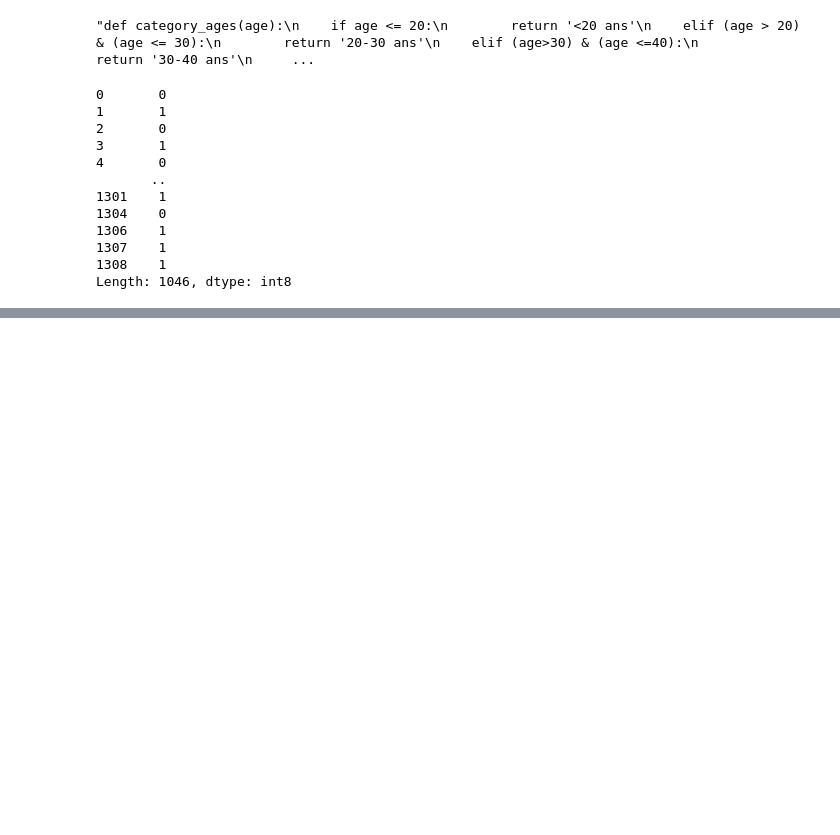
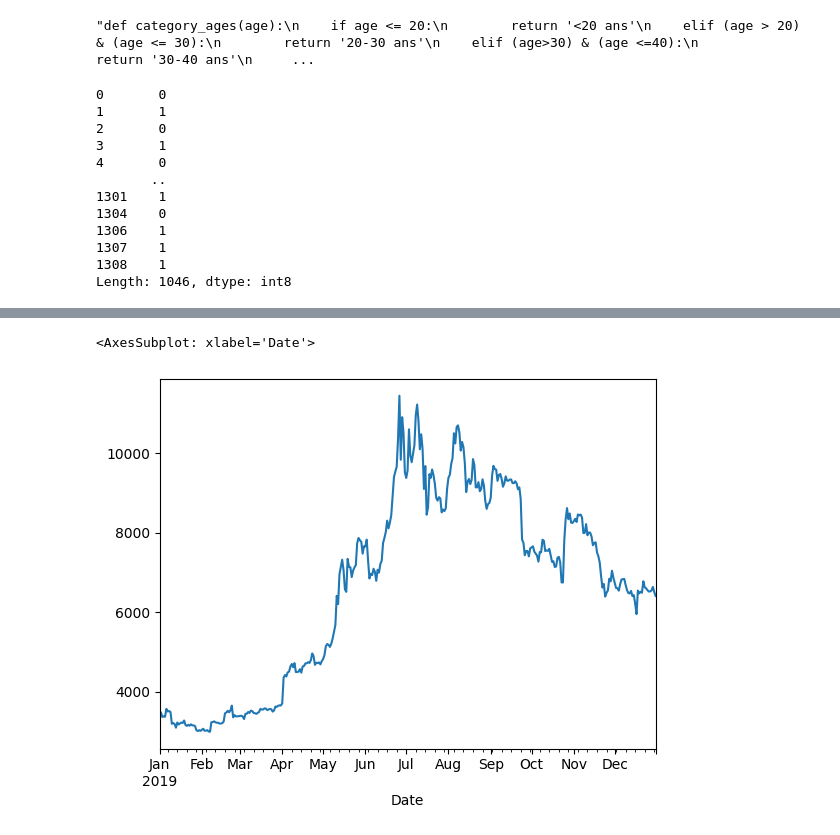
Before and after one commit to marcottemickyncrea/PythonWork, a Jupyter notebook: 07-11-22-python-pandas.ipynb, the cells around one changed output, grey strips where cells are left out. Cells and saved outputs as stored; diff of their text form; code cells hidden in the pictures; blank space fills up the shorter version.

```diff
--- a/07-11-22-python-pandas.ipynb
+++ b/07-11-22-python-pandas.ipynb
@@ -255,0 +280,5 @@ Length: 1046, dtype: int8
+# %%
+bitcoin['2019']['Close'].plot()
+# %% [output]
+<AxesSubplot: xlabel='Date'>
+[figure, added]
```
Also changed, not shown: parts of 23 cells of this notebook, 19 other files.
